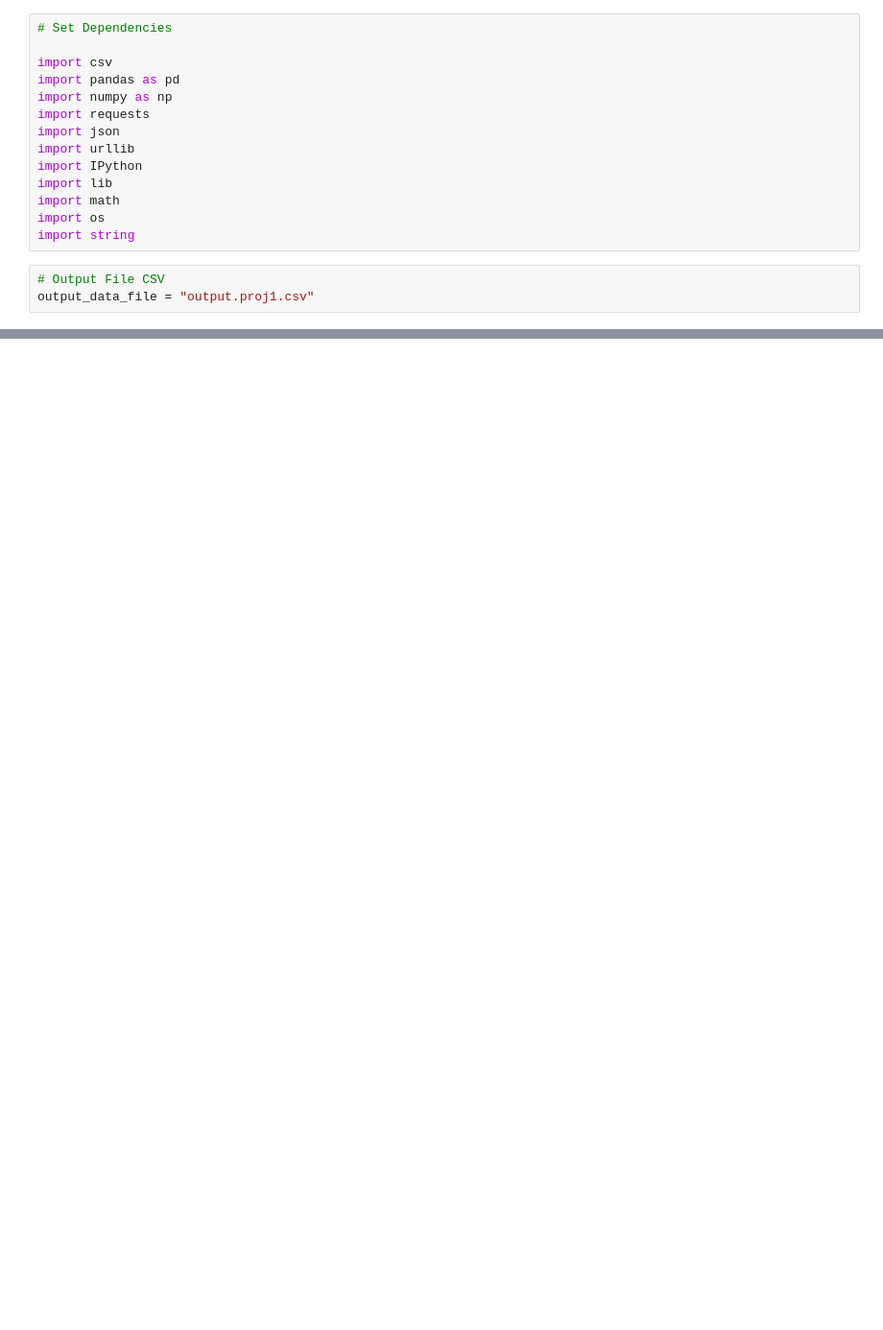
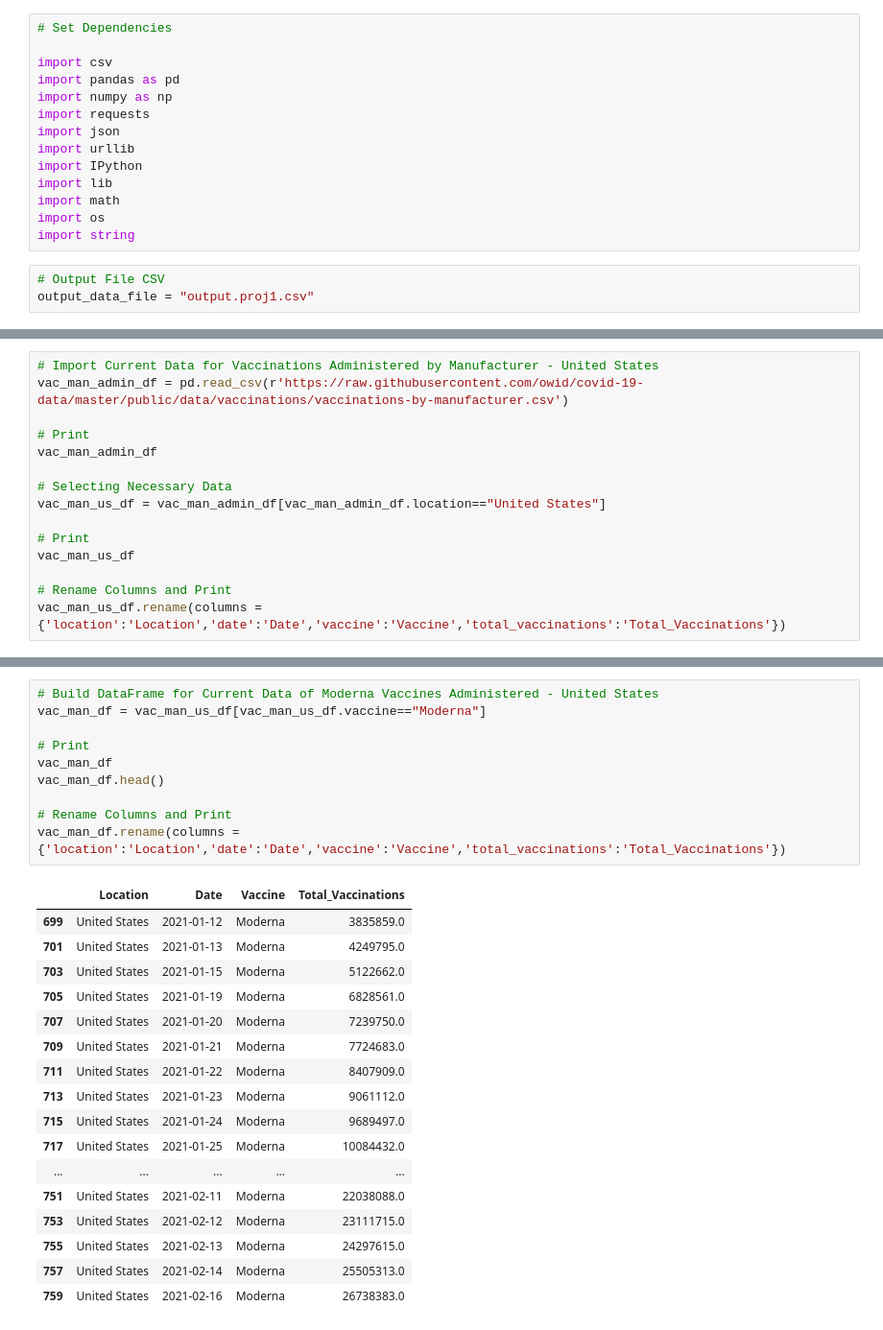
Before and after one commit to tduron3/I_Have_No_Clue, a Jupyter notebook: Project_2.ipynb, the cells around one changed output, grey strips where cells are left out. Shown: that part at 96% size. Saved outputs shown, nothing was run; the diff lists cells and outputs as text; blank space fills up the shorter version.

```diff
--- a/Project_2.ipynb
+++ b/Project_2.ipynb
@@ -413,0 +465,15 @@ df_vac_pf
+# %%
+# Import Current Data for Vaccinations Administered by Manufacturer - United States
+vac_man_admin_df = pd.read_csv(r'https://raw.githubusercontent.com/owid/covid-19-data/master/public/data/vaccinations/vaccinations-by-manufacturer.csv')
+
+# Print
+vac_man_admin_df
+
+# Selecting Necessary Data
+vac_man_us_df = vac_man_admin_df[vac_man_admin_df.location=="United States"]
+
+# Print
+vac_man_us_df
+
+# Rename Columns and Print
+vac_man_us_df.rename(columns = {'location':'Location','date':'Date','vaccine':'Vaccine','total_vaccinations':'Total_Vaccinations'})
@@ -413,0 +494,28 @@ df_vac_pf
+# %%
+# Build DataFrame for Current Data of Moderna Vaccines Administered - United States
+vac_man_df = vac_man_us_df[vac_man_us_df.vaccine=="Moderna"]
+
+# Print
+vac_man_df
+vac_man_df.head()
+
+# Rename Columns and Print
+vac_man_df.rename(columns = {'location':'Location','date':'Date','vaccine':'Vaccine','total_vaccinations':'Total_Vaccinations'})
+# %% [output]
+|  | Location | Date | Vaccine | Total_Vaccinations |
+| 699 | United States | 2021-01-12 | Moderna | 3835859.0 |
+| 701 | United States | 2021-01-13 | Moderna | 4249795.0 |
+| 703 | United States | 2021-01-15 | Moderna | 5122662.0 |
+| 705 | United States | 2021-01-19 | Moderna | 6828561.0 |
+| 707 | United States | 2021-01-20 | Moderna | 7239750.0 |
+| 709 | United States | 2021-01-21 | Moderna | 7724683.0 |
+| 711 | United States | 2021-01-22 | Moderna | 8407909.0 |
+| 713 | United States | 2021-01-23 | Moderna | 9061112.0 |
+| 715 | United States | 2021-01-24 | Moderna | 9689497.0 |
+| 717 | United States | 2021-01-25 | Moderna | 10084432.0 |
+| ... | ... | ... | ... | ... |
+| 751 | United States | 2021-02-11 | Moderna | 22038088.0 |
+| 753 | United States | 2021-02-12 | Moderna | 23111715.0 |
+| 755 | United States | 2021-02-13 | Moderna | 24297615.0 |
+| 757 | United States | 2021-02-14 | Moderna | 25505313.0 |
+| 759 | United States | 2021-02-16 | Moderna | 26738383.0 |
```
Also changed, not shown: parts of 37 cells of this notebook, 1 other file.
